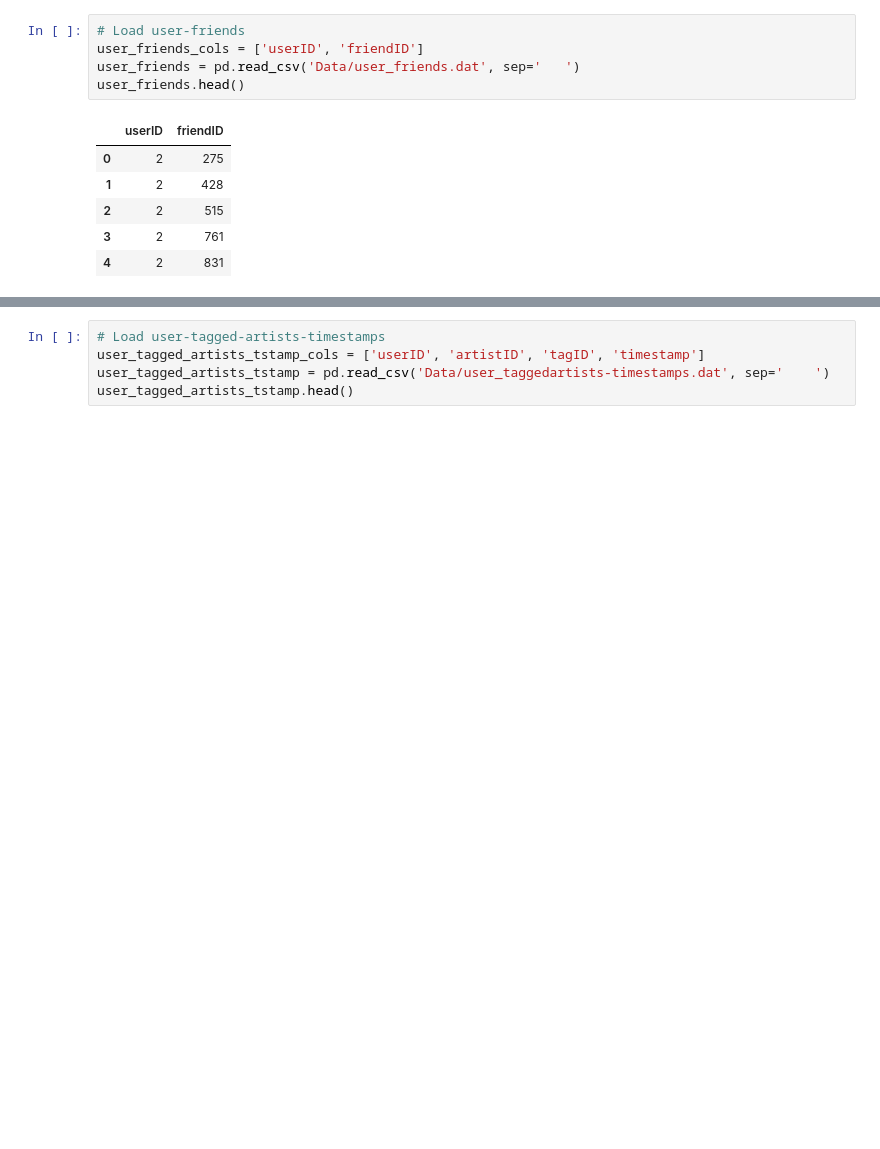
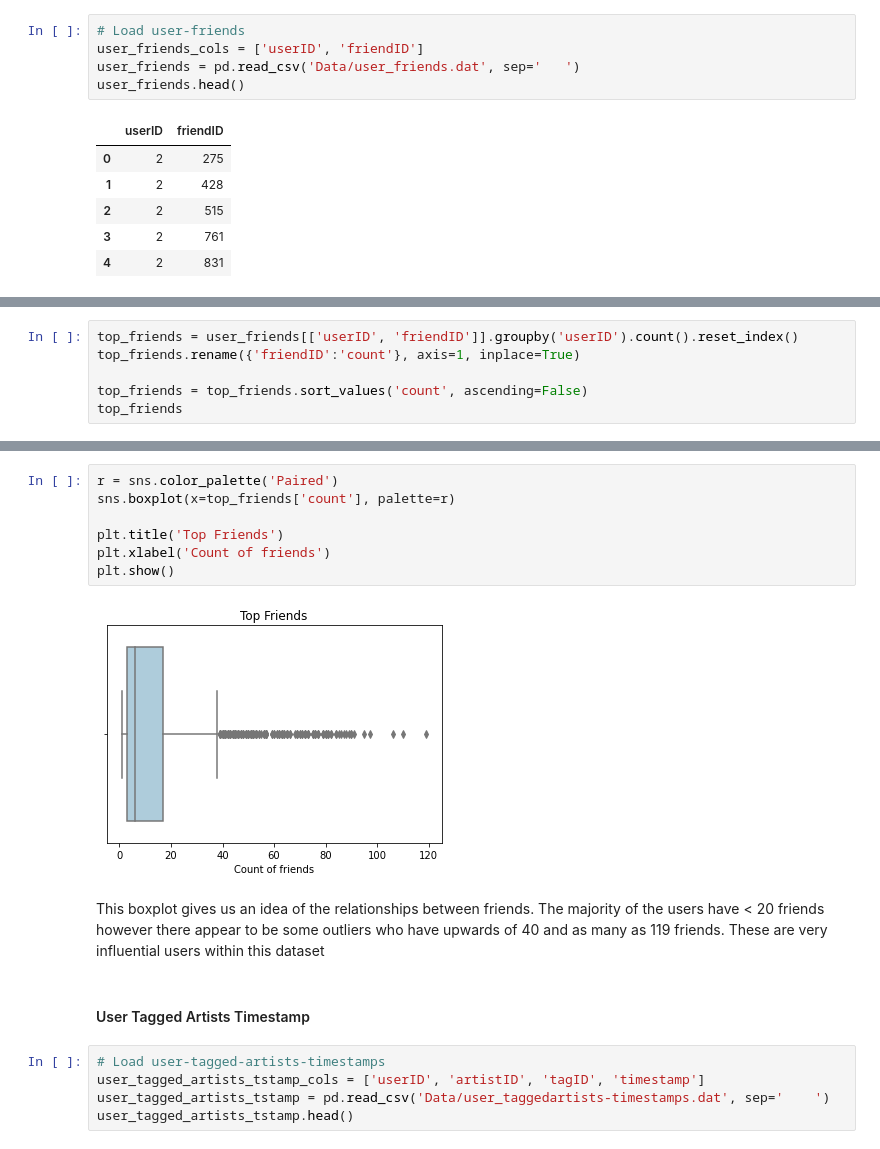
Before and after one commit to dockreg/ca4015_assignment_3, a Jupyter notebook: Data_Exploration.ipynb, the cells around one changed output, grey strips where cells are left out. Cells and saved outputs as stored; diff of their text form; blank space fills up the shorter version.

```diff
--- a/Data_Exploration.ipynb
+++ b/Data_Exploration.ipynb
@@ -266,0 +234,6 @@ This dataframe contains: 12717 bi-directional user friend relations, i.e. 25434
+# %%
+top_friends = user_friends[['userID', 'friendID']].groupby('userID').count().reset_index()
+top_friends.rename({'friendID':'count'}, axis=1, inplace=True)
+
+top_friends = top_friends.sort_values('count', ascending=False)
+top_friends
@@ -267,3 +254,16 @@ This dataframe contains: 12717 bi-directional user friend relations, i.e. 25434
+# %%
+r = sns.color_palette('Paired')
+sns.boxplot(x=top_friends['count'], palette=r)
+
+plt.title('Top Friends')
+plt.xlabel('Count of friends')
+plt.show()
+# %% [output]
+[figure, added]
+# %% [markdown]
+This boxplot gives us an idea of the relationships between friends. The majority of the users have < 20 friends however there appear to be some outliers who have upwards of 40 and as many as 119 friends. These are very influential users within this dataset
+# %% [markdown]
+#### User Tagged Artists Timestamp
 # %%
 # Load user-tagged-artists-timestamps
 user_tagged_artists_tstamp_cols = ['userID', 'artistID', 'tagID', 'timestamp']
```
Also changed, not shown: parts of 40 cells of this notebook.
